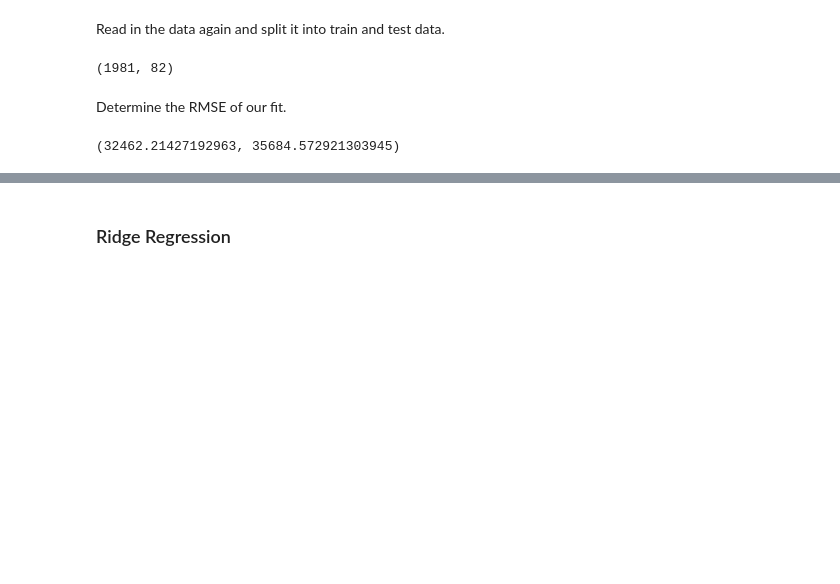
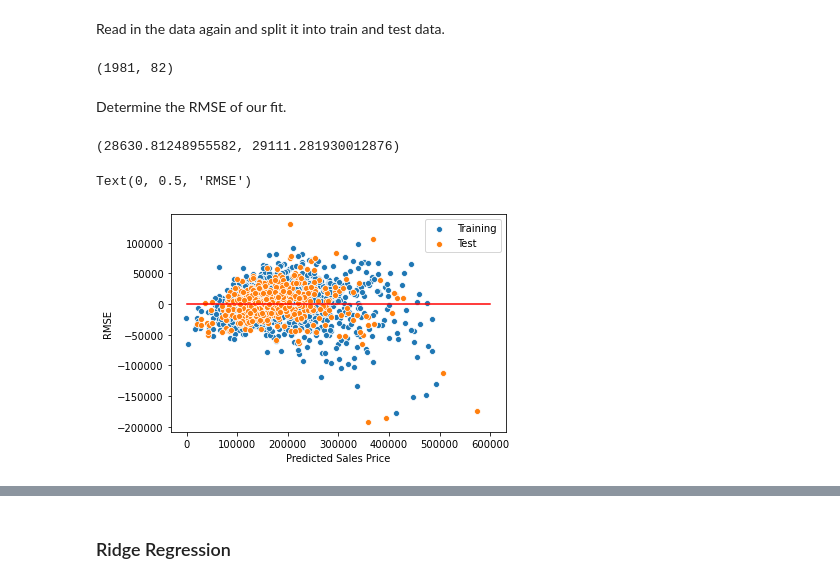
Before and after one commit to benchang123/Ames-Housing, a Jupyter notebook: Ames Housing Writeup.ipynb, the cells around one changed output, grey strips where cells are left out. Saved outputs shown, nothing was run; the diff lists cells and outputs as text; code cells hidden in the pictures; blank space fills up the shorter version.

```diff
--- a/Ames Housing Writeup.ipynb
+++ b/Ames Housing Writeup.ipynb
@@ -341,6 +322,7 @@ def select_columns(data, columns):
     return data.loc[:, columns]
 
 def process_data_fm(data):
+    data = remove_outliers(data, 'Gr_Liv_Area', 5000)
     data = add_total_bathrooms(data)
     data=ohe_column(data,'Functional')
     data=ohe_column(data,'Exter_Qual')
@@ -399,4 +381,16 @@ training_rmse = rmse(y_predicted_train, y_train)
 test_rmse = rmse(y_predicted_test, y_test)
 (training_rmse,test_rmse)
 # %% [output]
-(32462.21427192963, 35684.572921303945)
+(28630.81248955582, 29111.281930012876)
+# %%
+ax=sns.scatterplot(y_predicted_train,y_predicted_train-y_train,label="Training")
+ax=sns.scatterplot(y_predicted_test,y_predicted_test-y_test,label="Test")
+sns.lineplot([0,600000],0,color='red')
+
+plt.legend(labels=['Training', 'Test'])
+leg = ax.legend()
+plt.xlabel('Predicted Sales Price')
+plt.ylabel('RMSE')
+# %% [output]
+Text(0, 0.5, 'RMSE')
+[figure, added]
```
Also changed, not shown: parts of 21 cells of this notebook.
